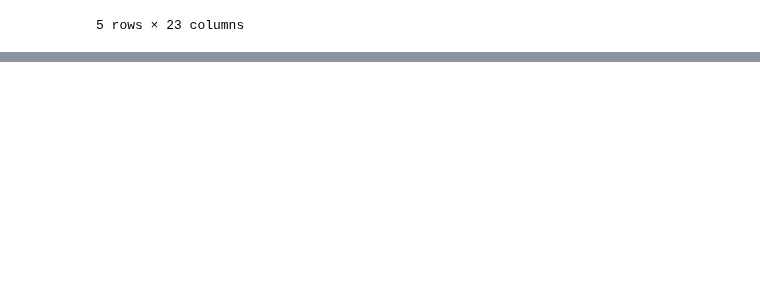
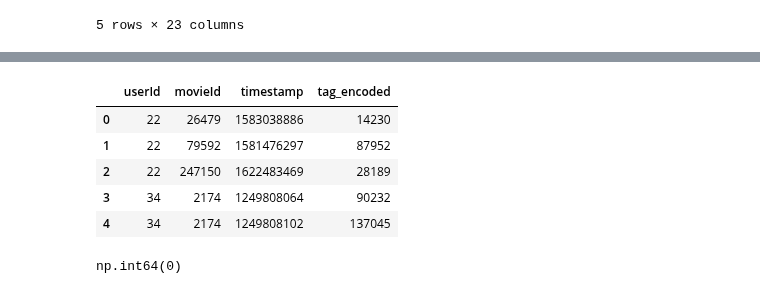
Before and after one commit to michal-wq/PPE_Project, a Jupyter notebook: data_exp_prep/data_prep.ipynb, the cells around one changed output, grey strips where cells are left out. Cells and saved outputs as stored; diff of their text form; code cells hidden in the pictures; blank space fills up the shorter version.

```diff
--- a/data_exp_prep/data_prep.ipynb
+++ b/data_exp_prep/data_prep.ipynb
@@ -225,0 +264,15 @@ movies.head(5)
+# %%
+tags = tags_copy
+# %%
+tags.head(5)
+# %% [output]
+|  | userId | movieId | timestamp | tag_encoded |
+| 0 | 22 | 26479 | 1583038886 | 14230 |
+| 1 | 22 | 79592 | 1581476297 | 87952 |
+| 2 | 22 | 247150 | 1622483469 | 28189 |
+| 3 | 34 | 2174 | 1249808064 | 90232 |
+| 4 | 34 | 2174 | 1249808102 | 137045 |
+# %%
+tags['tag_encoded'].isna().sum()
+# %% [output]
+np.int64(0)
```
Also changed, not shown: parts of 7 cells of this notebook.
